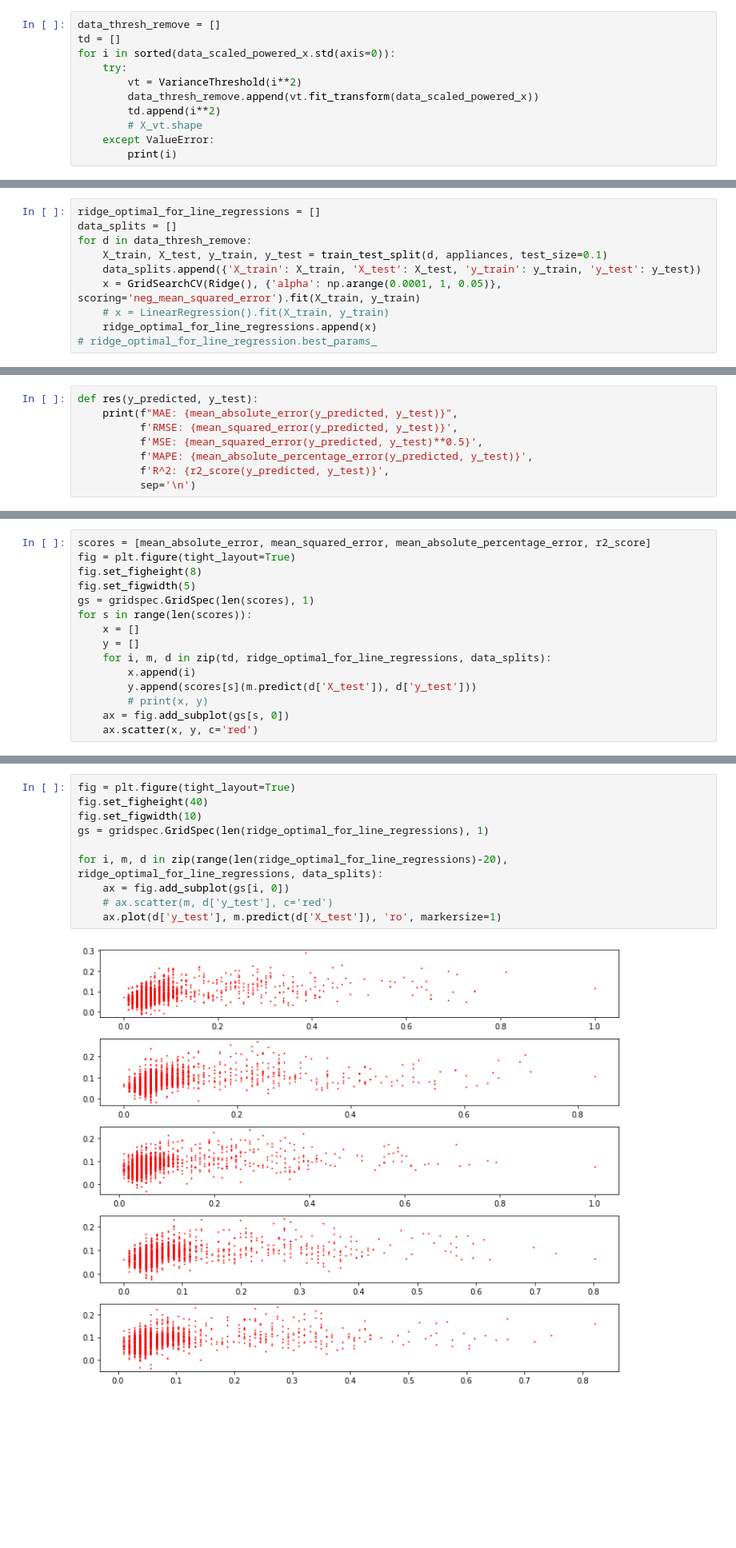
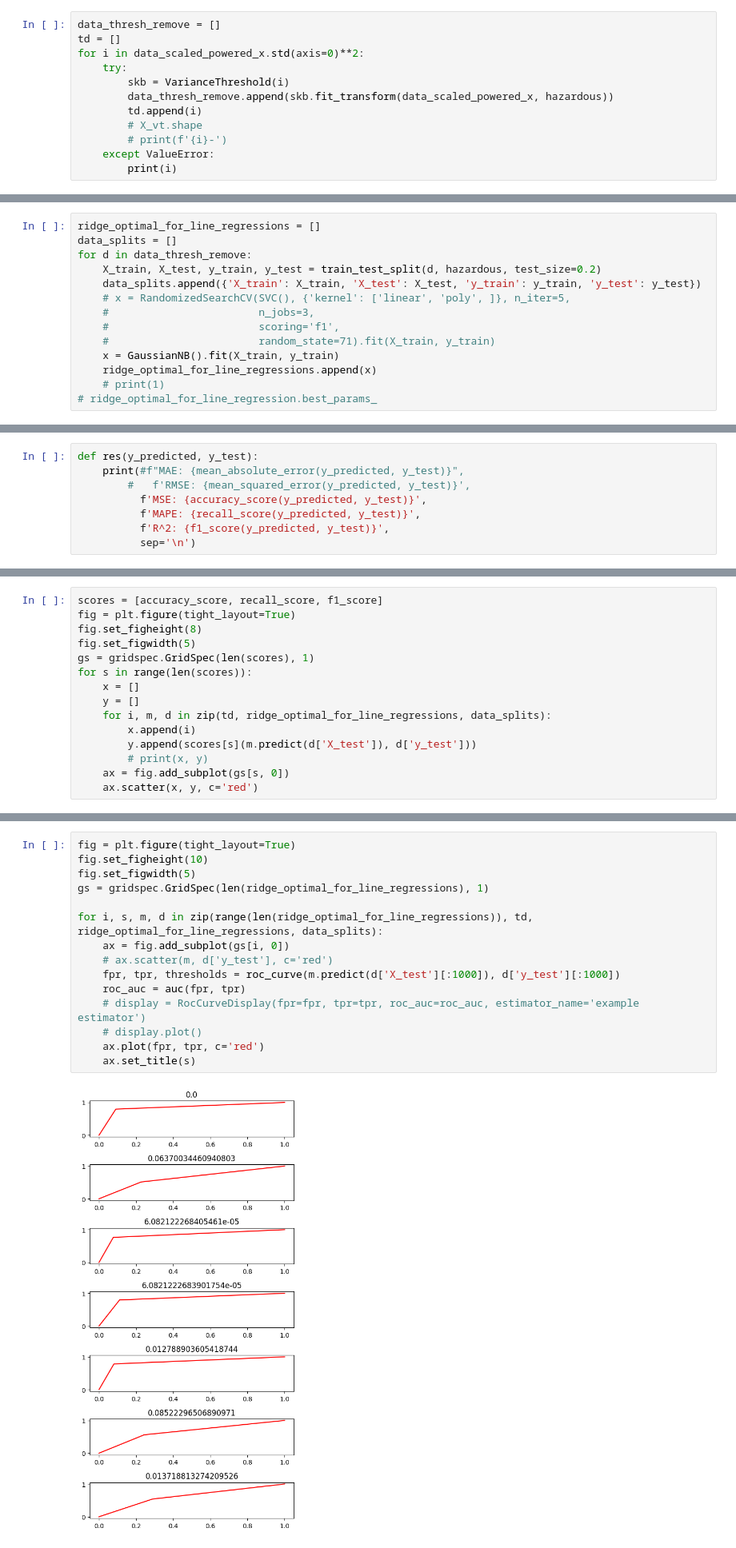
Before and after one commit to MikeTsvirkunov/Maching_Learning_Teach, a Jupyter notebook: Laba7/Classification/VarianceThreshold.ipynb, the cells around one changed output, grey strips where cells are left out. Shown: that part at 80% size. Cells and saved outputs as stored; diff of their text form; blank space fills up the shorter version.

```diff
--- a/Laba7/Classification/VarianceThreshold.ipynb
+++ b/Laba7/Classification/VarianceThreshold.ipynb
@@ -66,12 +79,13 @@ data_scaled_powered_x.mean(axis=0).shape
 # %%
 data_thresh_remove = []
 td = []
-for i in sorted(data_scaled_powered_x.std(axis=0)):
+for i in data_scaled_powered_x.std(axis=0)**2:
     try:
-        vt = VarianceThreshold(i**2)
-        data_thresh_remove.append(vt.fit_transform(data_scaled_powered_x))
-        td.append(i**2)
+        skb = VarianceThreshold(i)
+        data_thresh_remove.append(skb.fit_transform(data_scaled_powered_x, hazardous))
+        td.append(i)
         # X_vt.shape
+        # print(f'{i}-')
     except ValueError:
         print(i)
 # %% [output]
@@ -82,11 +96,15 @@ for i in sorted(data_scaled_powered_x.std(axis=0)):
 ridge_optimal_for_line_regressions = []
 data_splits = []
 for d in data_thresh_remove:
-    X_train, X_test, y_train, y_test = train_test_split(d, appliances, test_size=0.1)
+    X_train, X_test, y_train, y_test = train_test_split(d, hazardous, test_size=0.2)
     data_splits.append({'X_train': X_train, 'X_test': X_test, 'y_train': y_train, 'y_test': y_test})
-    x = GridSearchCV(Ridge(), {'alpha': np.arange(0.0001, 1, 0.05)}, scoring='neg_mean_squared_error').fit(X_train, y_train)
-    # x = LinearRegression().fit(X_train, y_train)
+    # x = RandomizedSearchCV(SVC(), {'kernel': ['linear', 'poly', ]}, n_iter=5,
+    #                        n_jobs=3,
+    #                        scoring='f1',
+    #                        random_state=71).fit(X_train, y_train)
+    x = GaussianNB().fit(X_train, y_train)
     ridge_optimal_for_line_regressions.append(x)
+    # print(1)
 # ridge_optimal_for_line_regression.best_params_
 # %%
 # print([r.best_params_ for r in ridge_optimal_for_line_regressions])
@@ -98,11 +116,11 @@ len(ridge_optimal_for_line_regressions), len(data_splits), len(td)
 # Result Analize
 # %%
 def res(y_predicted, y_test):
-    print(f"MAE: {mean_absolute_error(y_predicted, y_test)}",
-          f'RMSE: {mean_squared_error(y_predicted, y_test)}',
-          f'MSE: {mean_squared_error(y_predicted, y_test)**0.5}',
-          f'MAPE: {mean_absolute_percentage_error(y_predicted, y_test)}',
-          f'R^2: {r2_score(y_predicted, y_test)}',
+    print(#f"MAE: {mean_absolute_error(y_predicted, y_test)}",
+        #   f'RMSE: {mean_squared_error(y_predicted, y_test)}',
+          f'MSE: {accuracy_score(y_predicted, y_test)}',
+          f'MAPE: {recall_score(y_predicted, y_test)}',
+          f'R^2: {f1_score(y_predicted, y_test)}',
           sep='\n')
 # %%
 i = 0
@@ -147,5 +165,5 @@ R^2: -91.14580802337962
 # %%
-scores = [mean_absolute_error, mean_squared_error, mean_absolute_percentage_error, r2_score]
+scores = [accuracy_score, recall_score, f1_score]
 fig = plt.figure(tight_layout=True)
 fig.set_figheight(8)
 fig.set_figwidth(5)
@@ -164,12 +182,17 @@ for s in range(len(scores)):
 # %%
 fig = plt.figure(tight_layout=True)
-fig.set_figheight(40)
-fig.set_figwidth(10)
+fig.set_figheight(10)
+fig.set_figwidth(5)
 gs = gridspec.GridSpec(len(ridge_optimal_for_line_regressions), 1)
 
-for i, m, d in zip(range(len(ridge_optimal_for_line_regressions)-20), ridge_optimal_for_line_regressions, data_splits):
+for i, s, m, d in zip(range(len(ridge_optimal_for_line_regressions)), td, ridge_optimal_for_line_regressions, data_splits):
     ax = fig.add_subplot(gs[i, 0])
     # ax.scatter(m, d['y_test'], c='red')
-    ax.plot(d['y_test'], m.predict(d['X_test']), 'ro', markersize=1)
+    fpr, tpr, thresholds = roc_curve(m.predict(d['X_test'][:1000]), d['y_test'][:1000])
+    roc_auc = auc(fpr, tpr)
+    # display = RocCurveDisplay(fpr=fpr, tpr=tpr, roc_auc=roc_auc, estimator_name='example estimator')
+    # display.plot()
+    ax.plot(fpr, tpr, c='red')
+    ax.set_title(s)
 # %% [output]
-[figure, old version]
+[figure, new version]
```
Also changed, not shown: parts of 11 cells of this notebook, 22 other files.
